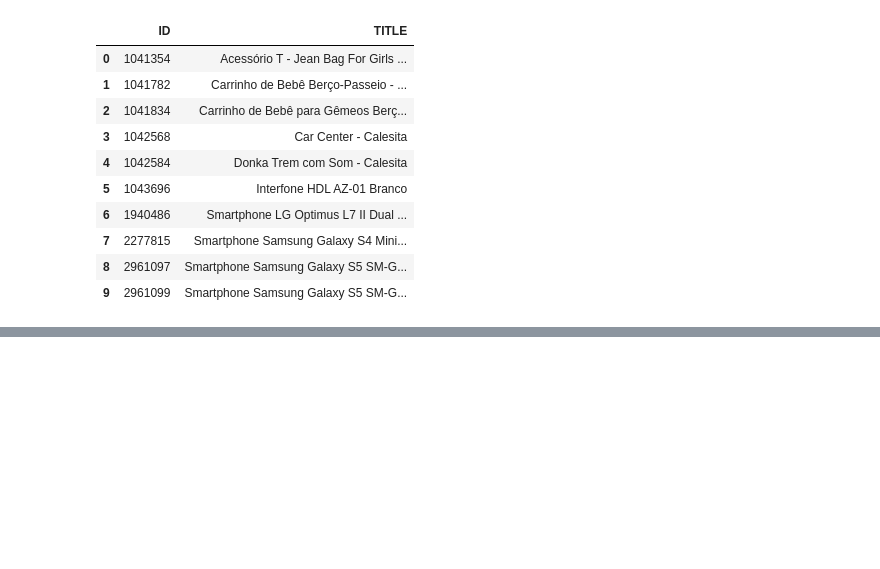
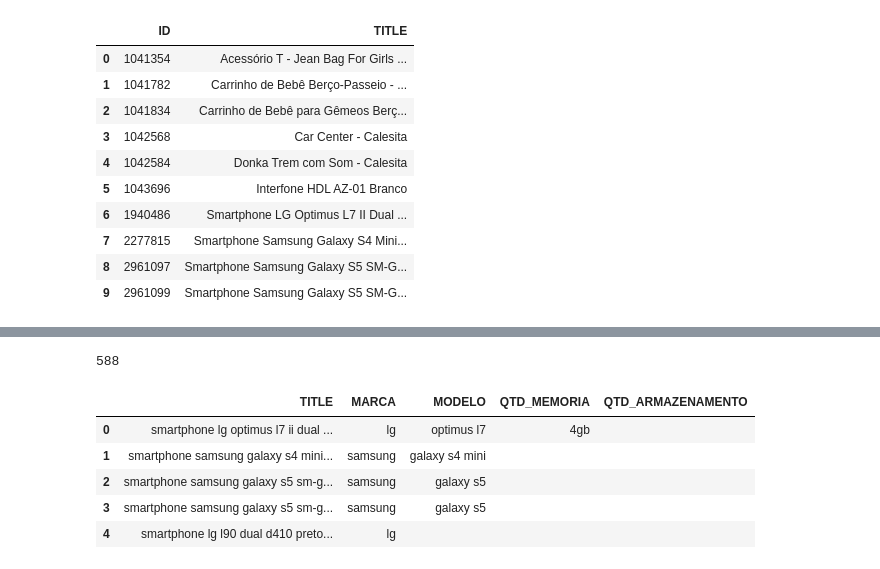
Before and after one commit to JAugusto97/SmartphoneClassifier, a Jupyter notebook: birdie_ps_2019.ipynb, the cells around one changed output, grey strips where cells are left out. Saved outputs shown, nothing was run; the diff lists cells and outputs as text; code cells hidden in the pictures; blank space fills up the shorter version.

```diff
--- a/birdie_ps_2019.ipynb
+++ b/birdie_ps_2019.ipynb
@@ -275,0 +473,13 @@ data.to_csv('data/resultados.tsv', sep='\t')
+# %%
+birdie_data['MODELO'].value_counts().sum()
+# %% [output]
+588
+# %%
+birdie_data.head()
+# %% [output]
+|  | TITLE | MARCA | MODELO | QTD_MEMORIA | QTD_ARMAZENAMENTO |
+| 0 | smartphone lg optimus l7 ii dual ... | lg | optimus l7 | 4gb |  |
+| 1 | smartphone samsung galaxy s4 mini... | samsung | galaxy s4 mini |  |  |
+| 2 | smartphone samsung galaxy s5 sm-g... | samsung | galaxy s5 |  |  |
+| 3 | smartphone samsung galaxy s5 sm-g... | samsung | galaxy s5 |  |  |
+| 4 | smartphone lg l90 dual d410 preto... | lg |  |  |  |
```
Also changed, not shown: parts of 27 cells of this notebook, 13 other files.
